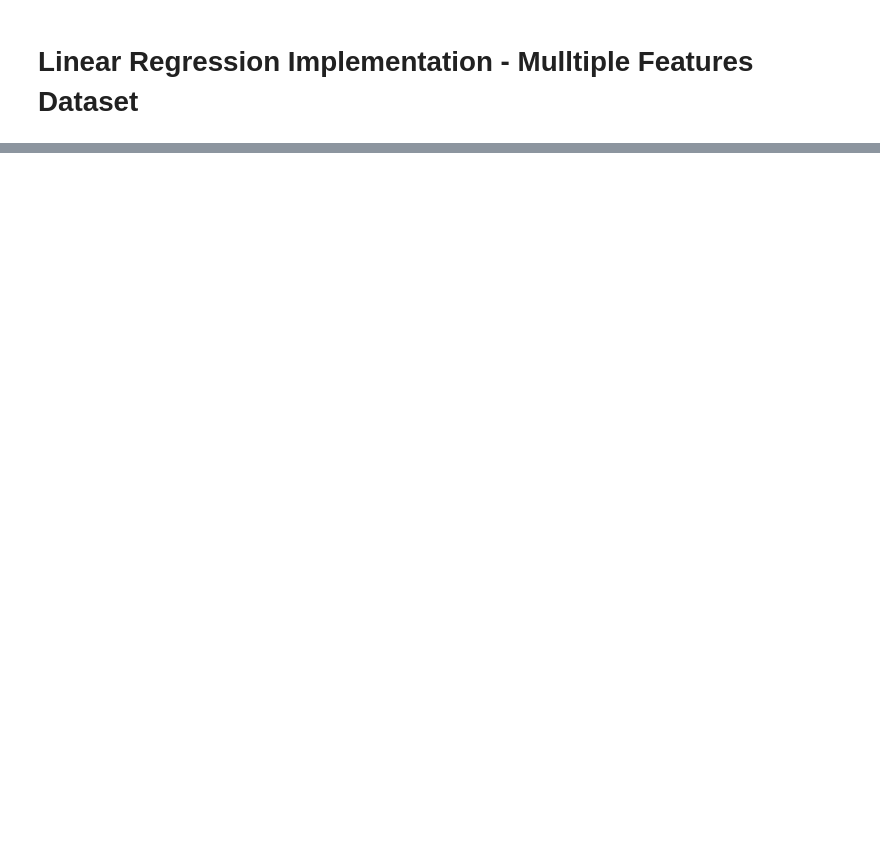
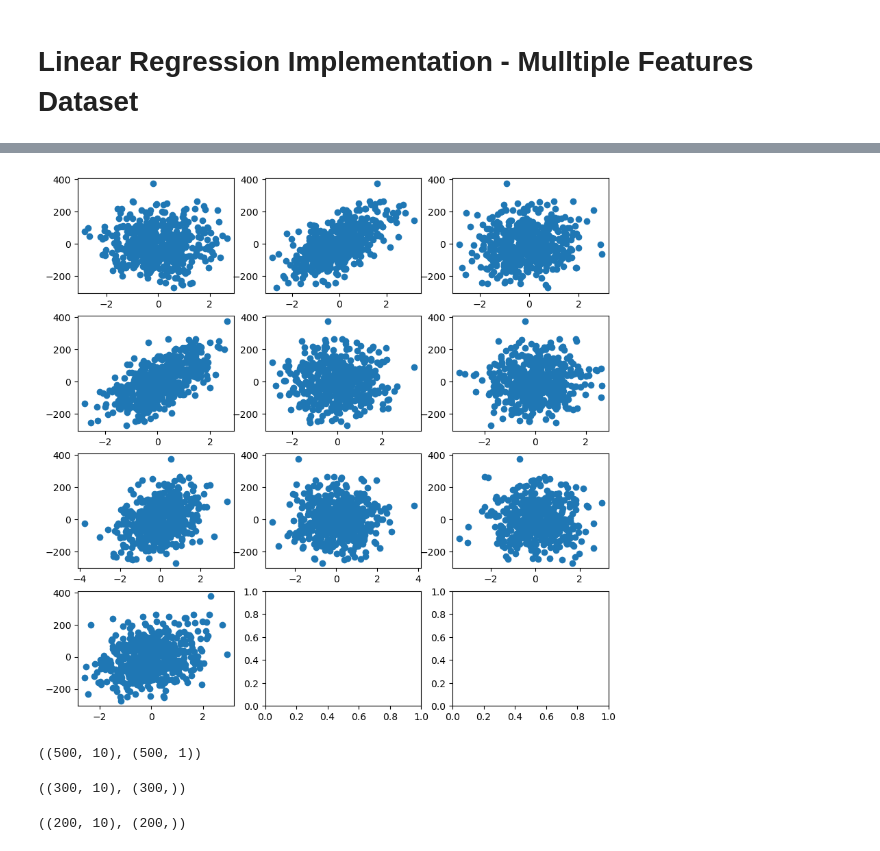
Before and after one commit to lavkushsingh31/ML-Practice-Exercises, a Jupyter notebook: Linear Regression Implementation.ipynb, the cells around one changed output, grey strips where cells are left out. Cells and saved outputs as stored; diff of their text form; code cells hidden in the pictures; blank space fills up the shorter version.

```diff
--- a/Linear Regression Implementation.ipynb
+++ b/Linear Regression Implementation.ipynb
@@ -2,0 +10,6 @@
+# %%
+X, y = make_regression(n_samples=500,
+                       n_features=10,
+                       n_informative=5,
+                       noise=25.8,
+                       random_state=0)
@@ -2,0 +20,3 @@
+# %%
+X = pd.DataFrame(X)
+y = pd.DataFrame(y)
@@ -2,0 +107,13 @@
+# %%
+fig, axes = plt.subplots(4,3, figsize=(10,10))
+
+col_counter = 0
+for row in range(4):
+    for col in range(3):
+        if col_counter<=9:
+            axes[row,col].scatter(X.iloc[:, col_counter], y)
+        else:
+            break
+        col_counter+= 1
+# %% [output]
+[figure, added]
@@ -2,0 +137,4 @@
+# %%
+X.shape, y.shape
+# %% [output]
+((500, 10), (500, 1))
@@ -2,0 +143,8 @@
+# %%
+X_train.shape, y_train.shape
+# %% [output]
+((300, 10), (300,))
+# %%
+X_test.shape, y_test.shape
+# %% [output]
+((200, 10), (200,))
```
Also changed, not shown: parts of 13 cells of this notebook.
